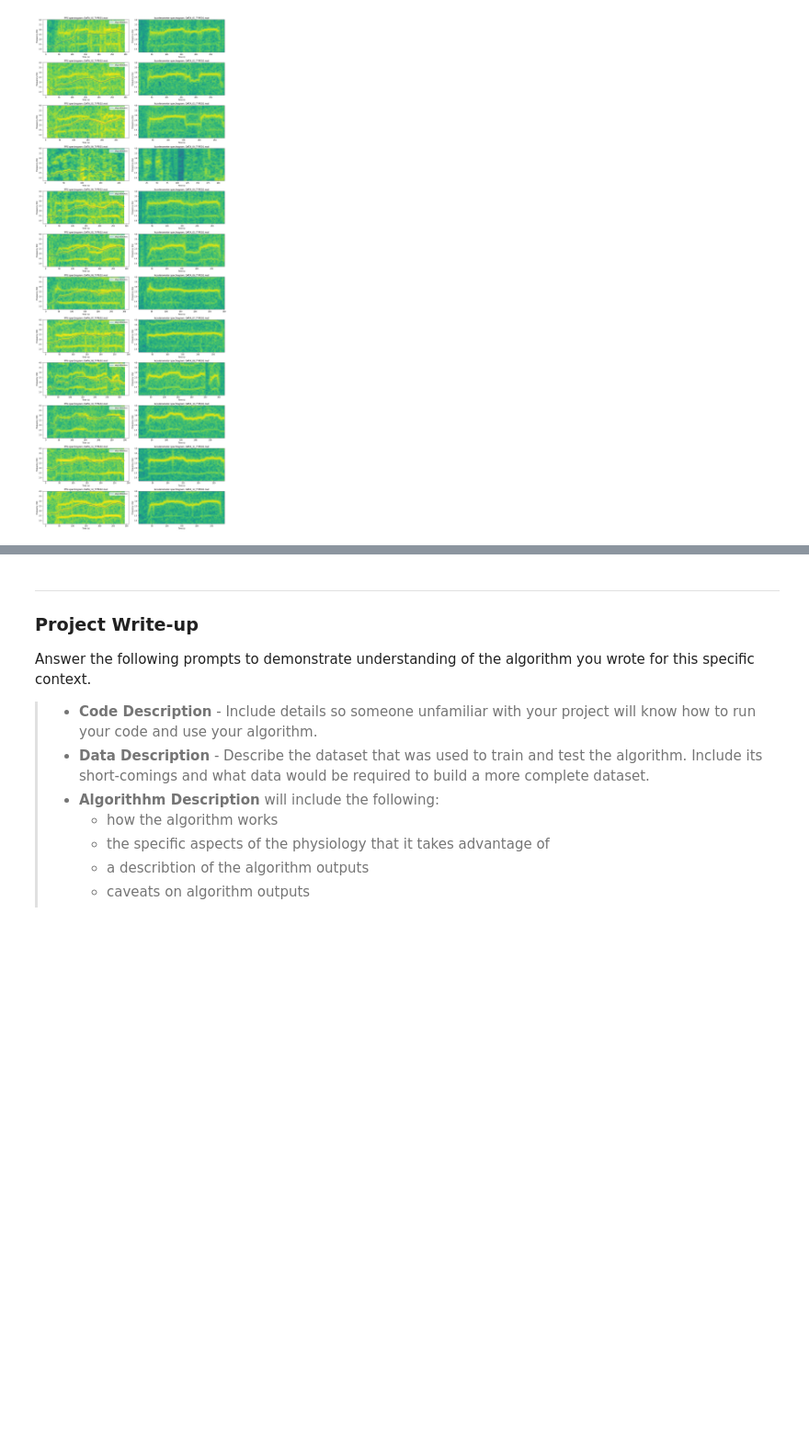
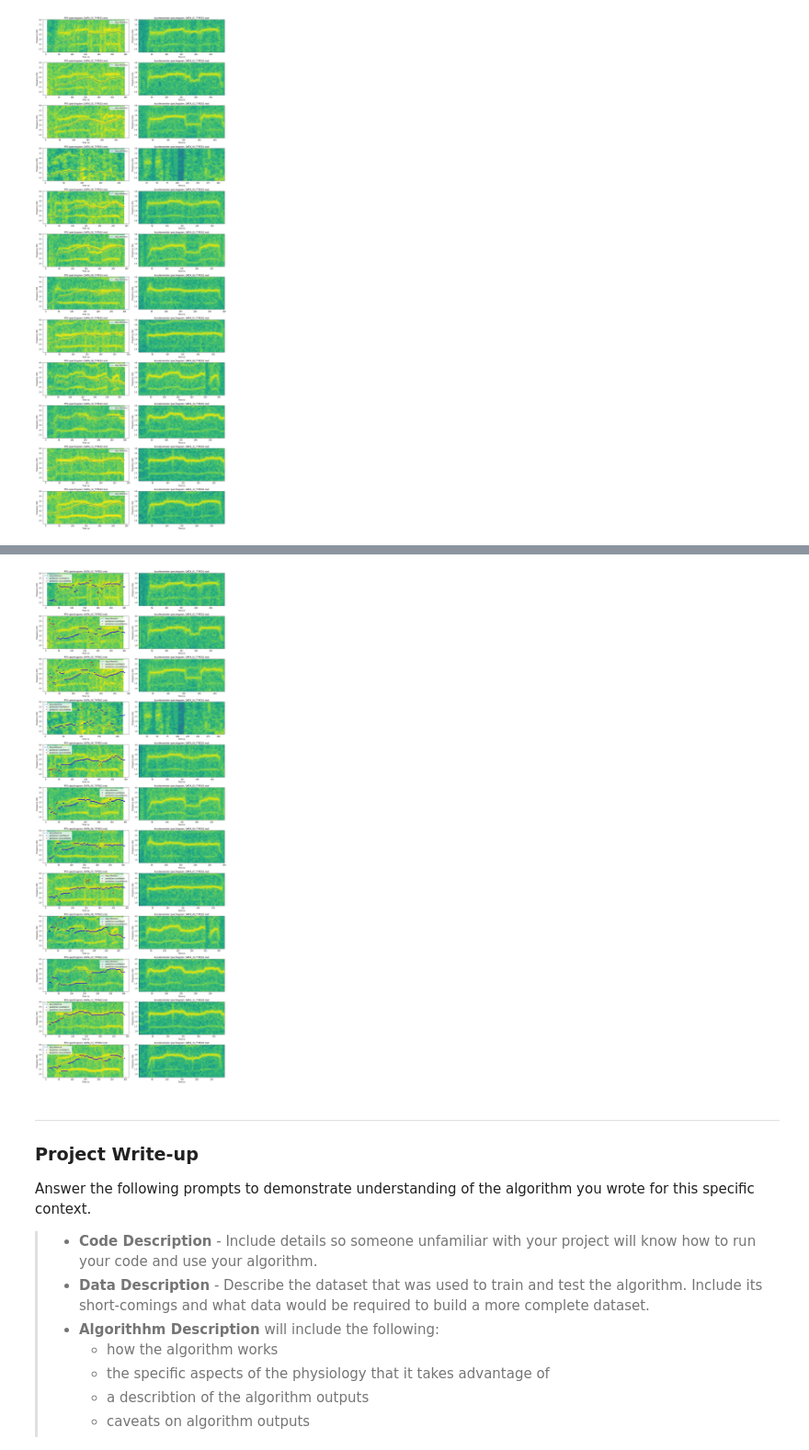
Before and after one commit to ebrahimebrahim/udacity-aihc-04-pulse-rate-ppg, a Jupyter notebook: part_1/pulse_rate_starter.ipynb, the cells around one changed output, grey strips where cells are left out. Shown at 92% size. Drawn from its saved outputs; the diff is of its cells as text; code cells hidden in the pictures; blank space fills up the shorter version.

```diff
--- a/part_1/pulse_rate_starter.ipynb
+++ b/part_1/pulse_rate_starter.ipynb
@@ -429,3 +1046,39 @@ Evaluate()
+# %%
+# spectrograms of the unfiltered data, with the reference heartrate and prediction superimposed on top
+fig, axs = plt.subplots(len(data_fls), 2, figsize=(15,40))
+for axrow, data_fl, ref_fl in zip(axs, data_fls, ref_fls):
+    ax1, ax2 = axrow
+    ppg, accx, accy, accz, ts = LoadTroikaDataFile(data_fl)
+    acc = np.sqrt(accx**2 + accy**2 + accz**2)
+    ref_bpm, ref_ts = LoadTroikaRefFile(ref_fl)
+
+    ax1.specgram(x=ppg,Fs=FS, NFFT=WIN_SAMPLES, noverlap=WIN_SAMPLES-2*FS)
+    ax1.plot(ref_ts,ref_bpm/60., label='ekg reference')
+    ax1.set_title("PPG spectrogram; " + data_fl.split('/')[-1])
+    ax1.set_xlabel('Time (s)')
+    ax1.set_ylabel('Frequency (Hz)')
+    ax1.set_ylim(min_bps, max_bps)
+
+    errors, confidences, pred_ts, preds = RunPulseRateAlgorithm(data_fl, ref_fl)
+    percentile90_confidence = np.percentile(confidences, 10)
+    conf_mask = (confidences >= percentile90_confidence)
+    unconf_mask = ~conf_mask
+
+    ax1.plot(pred_ts[conf_mask],preds[conf_mask]/60.,'b.',markersize=6,label='prediction (confident)')
+    ax1.plot(pred_ts[unconf_mask],preds[unconf_mask]/60.,'r.',markersize=6,label='prediction (unconfident)')
+
+    ax1.legend()
+
+    ax2.specgram(x=acc,Fs=FS, NFFT=WIN_SAMPLES, noverlap=WIN_SAMPLES-2*FS)
+    ax2.set_title("Accelerometer spectrogram; " + data_fl.split('/')[-1])
+    ax2.set_xlabel('Time (s)')
+    ax2.set_ylabel('Frequency (Hz)')
+    ax2.set_ylim(min_bps, max_bps)
+
+fig.tight_layout()
+plt.show()
+# %% [output]
+[figure, added]
 # %% [markdown]
 -----
 ### Project Write-up
```
Also changed, not shown: parts of 7 cells of this notebook.
